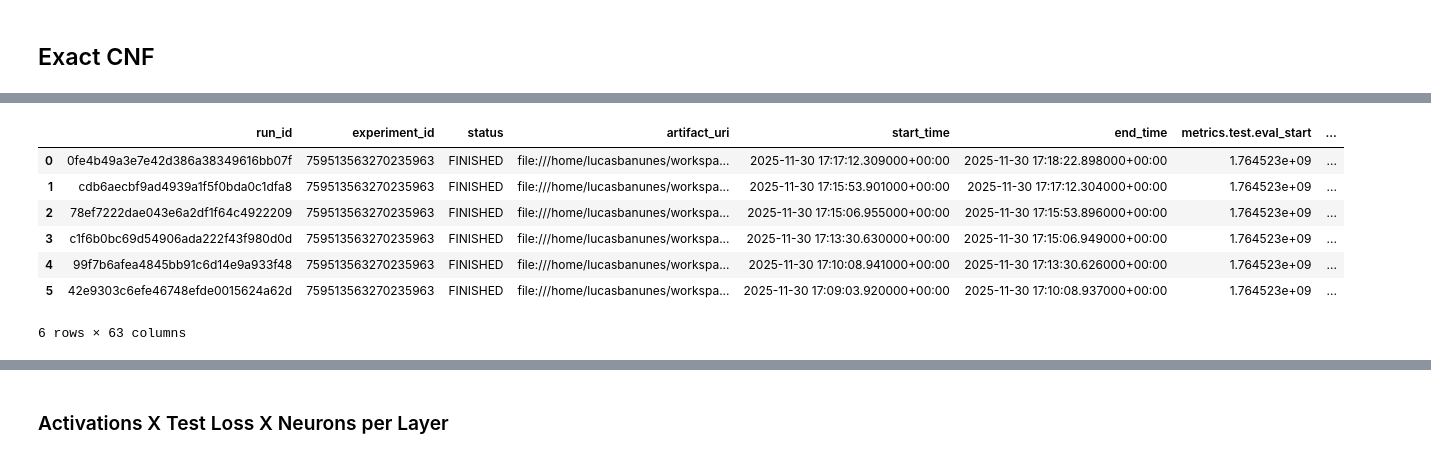
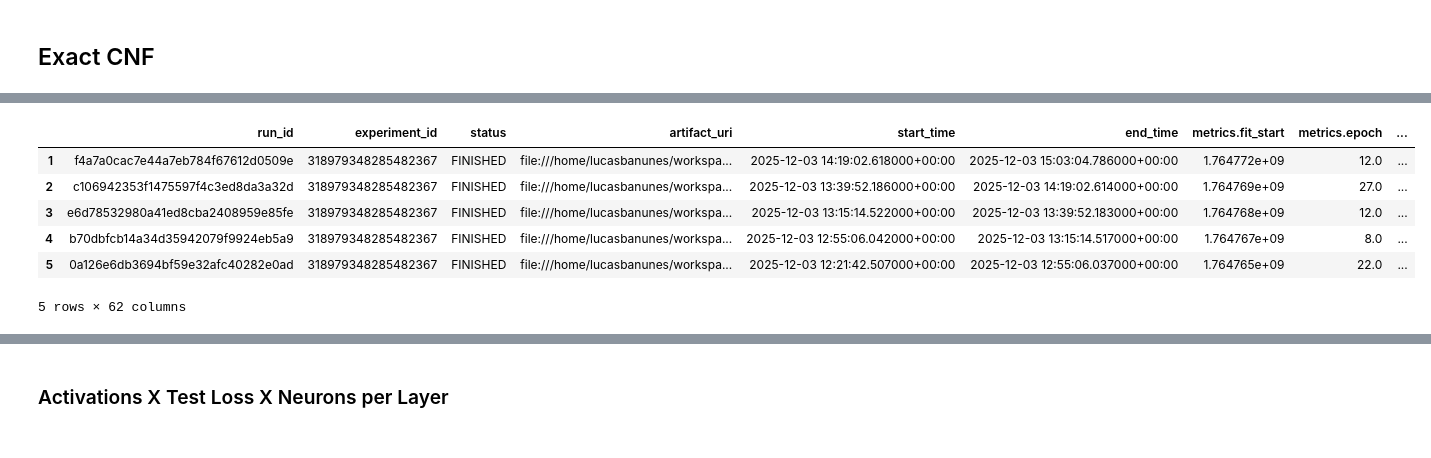
Before and after one commit to lucasbanunes/even-flow-pearl-jam.mp3, a Jupyter notebook: 02_cnf_trace_computation.ipynb, the cells around one changed output, grey strips where cells are left out. Cells and saved outputs as stored; diff of their text form; code cells hidden in the pictures.

```diff
--- a/02_cnf_trace_computation.ipynb
+++ b/02_cnf_trace_computation.ipynb
@@ -292,6 +253,6 @@ fig.tight_layout()
 # %% [markdown]
 ## Exact CNF
 # %%
-experiment_name = 'Moons Exact CNF 2'
+experiment_name = 'Moons Zuko CNF Exact'
 mlflow.set_experiment(experiment_name)
 # %% [output]
@@ -375,20 +355,16 @@ SystemExit: 1
 # %%
 experiment = mlflow.get_experiment_by_name(experiment_name)
 exact_cnf_runs_df = mlflow.search_runs(experiment_ids=[experiment.experiment_id])
 exact_cnf_runs_df = exact_cnf_runs_df[exact_cnf_runs_df['status'] == 'FINISHED']
-exact_cnf_runs_df['params.model.vector_field.activations'] = exact_cnf_runs_df['params.model.vector_field.activations'].apply(
-    lambda x: json.loads(x)[0]
-)
 exact_cnf_runs_df
 # %% [output]
-|  | run_id | experiment_id | status | artifact_uri | start_time | end_time | metrics.test.eval_start | ... |
-| 0 | 0fe4b49a3e7e42d386a38349616bb07f | 759513563270235963 | FINISHED | file:///home/lucasbanunes/workspa... | 2025-11-30 17:17:12.309000+00:00 | 2025-11-30 17:18:22.898000+00:00 | 1.764523e+09 | ... |
-| 1 | cdb6aecbf9ad4939a1f5f0bda0c1dfa8 | 759513563270235963 | FINISHED | file:///home/lucasbanunes/workspa... | 2025-11-30 17:15:53.901000+00:00 | 2025-11-30 17:17:12.304000+00:00 | 1.764523e+09 | ... |
-| 2 | 78ef7222dae043e6a2df1f64c4922209 | 759513563270235963 | FINISHED | file:///home/lucasbanunes/workspa... | 2025-11-30 17:15:06.955000+00:00 | 2025-11-30 17:15:53.896000+00:00 | 1.764523e+09 | ... |
-| 3 | c1f6b0bc69d54906ada222f43f980d0d | 759513563270235963 | FINISHED | file:///home/lucasbanunes/workspa... | 2025-11-30 17:13:30.630000+00:00 | 2025-11-30 17:15:06.949000+00:00 | 1.764523e+09 | ... |
-| 4 | 99f7b6afea4845bb91c6d14e9a933f48 | 759513563270235963 | FINISHED | file:///home/lucasbanunes/workspa... | 2025-11-30 17:10:08.941000+00:00 | 2025-11-30 17:13:30.626000+00:00 | 1.764523e+09 | ... |
-| 5 | 42e9303c6efe46748efde0015624a62d | 759513563270235963 | FINISHED | file:///home/lucasbanunes/workspa... | 2025-11-30 17:09:03.920000+00:00 | 2025-11-30 17:10:08.937000+00:00 | 1.764523e+09 | ... |
+|  | run_id | experiment_id | status | artifact_uri | start_time | end_time | metrics.fit_start | metrics.epoch | ... |
+| 1 | f4a7a0cac7e44a7eb784f67612d0509e | 318979348285482367 | FINISHED | file:///home/lucasbanunes/workspa... | 2025-12-03 14:19:02.618000+00:00 | 2025-12-03 15:03:04.786000+00:00 | 1.764772e+09 | 12.0 | ... |
+| 2 | c106942353f1475597f4c3ed8da3a32d | 318979348285482367 | FINISHED | file:///home/lucasbanunes/workspa... | 2025-12-03 13:39:52.186000+00:00 | 2025-12-03 14:19:02.614000+00:00 | 1.764769e+09 | 27.0 | ... |
+| 3 | e6d78532980a41ed8cba2408959e85fe | 318979348285482367 | FINISHED | file:///home/lucasbanunes/workspa... | 2025-12-03 13:15:14.522000+00:00 | 2025-12-03 13:39:52.183000+00:00 | 1.764768e+09 | 12.0 | ... |
+| 4 | b70dbfcb14a34d35942079f9924eb5a9 | 318979348285482367 | FINISHED | file:///home/lucasbanunes/workspa... | 2025-12-03 12:55:06.042000+00:00 | 2025-12-03 13:15:14.517000+00:00 | 1.764767e+09 | 8.0 | ... |
+| 5 | 0a126e6db3694bf59e32afc40282e0ad | 318979348285482367 | FINISHED | file:///home/lucasbanunes/workspa... | 2025-12-03 12:21:42.507000+00:00 | 2025-12-03 12:55:06.037000+00:00 | 1.764765e+09 | 22.0 | ... |
-6 rows × 63 columns
+5 rows × 62 columns
 # %%
 for i, col in enumerate(exact_cnf_runs_df.columns):
     print(f'{i} - {col}')
```
Also changed, not shown: parts of 19 cells of this notebook, 16 other files.
